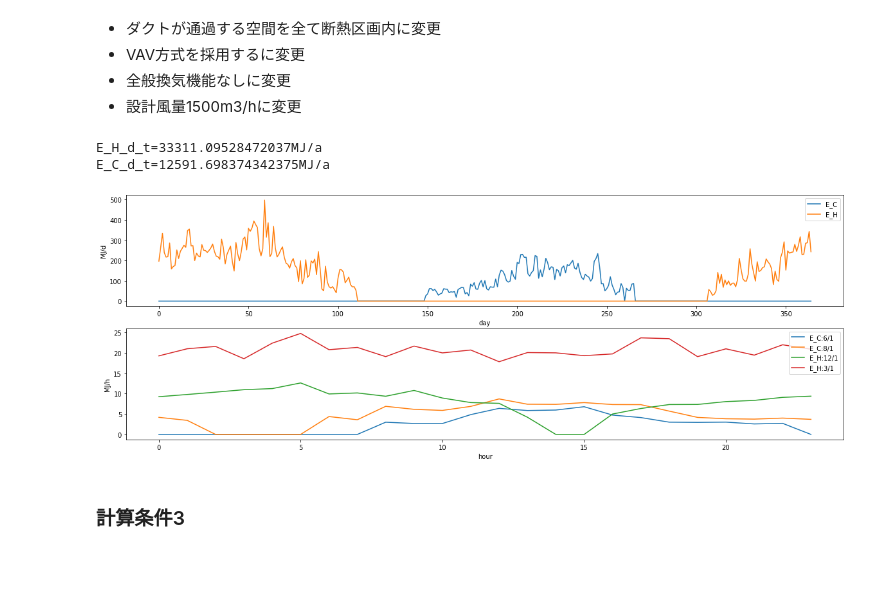
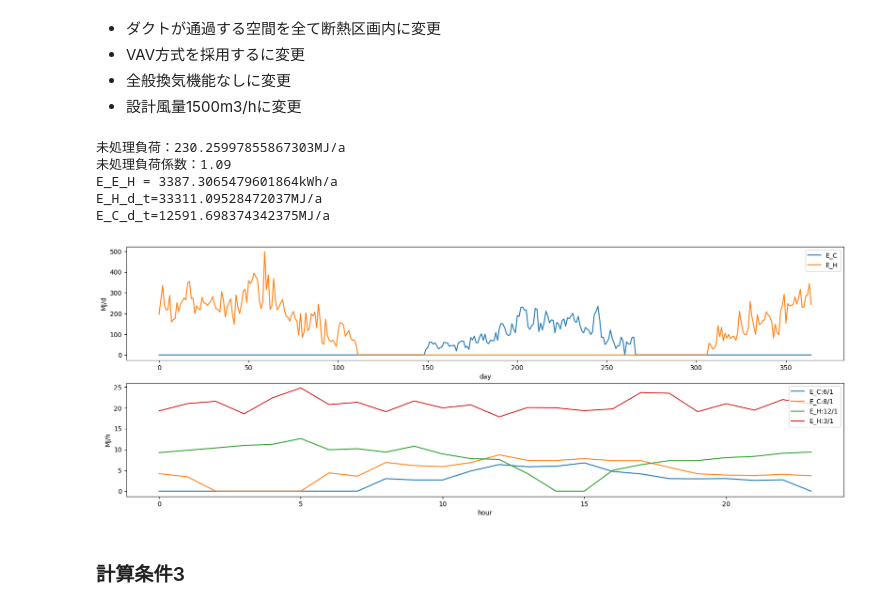
Before and after one commit to BRI-EES-House/pyhees_example, a Jupyter notebook: s04_02_central_heating_system_with_duct.ipynb, the cells around one changed output. Saved outputs shown, nothing was run; the diff lists cells and outputs as text; code cells hidden in the pictures; blank space fills up the shorter version.

```diff
--- a/s04_02_central_heating_system_with_duct.ipynb
+++ b/s04_02_central_heating_system_with_duct.ipynb
@@ -340,14 +347,17 @@ C_A['VAV'] = True
 C_A['general_ventilation'] = False
 C_A['V_hs_dsgn_C'] = 1500
 
-_E_H_d_t_2, _E_C_d_t_2 = calc_results(house_base, house_ENV, H_A, C_A)
+_E_H_d_t_020, _E_C_d_t_020 = calc_results(house_base, house_ENV, H_A, C_A)
 # %% [output]
+未処理負荷：230.25997855867303MJ/a
+未処理負荷係数：1.09
+E_E_H = 3387.3065479601864kWh/a
 E_H_d_t=33311.09528472037MJ/a
 E_C_d_t=12591.698374342375MJ/a
-# %%
-get_each_graph(_E_H_d_t_2, _E_C_d_t_2)
-# %% [output]
-[figure, removed]
+# %%
+get_each_graph(_E_H_d_t_020, _E_C_d_t_020)
+# %% [output]
+[figure, added]
 # %% [markdown]
 ### 計算条件3
 # %% [markdown]
```
Also changed, not shown: parts of 11 cells of this notebook.
